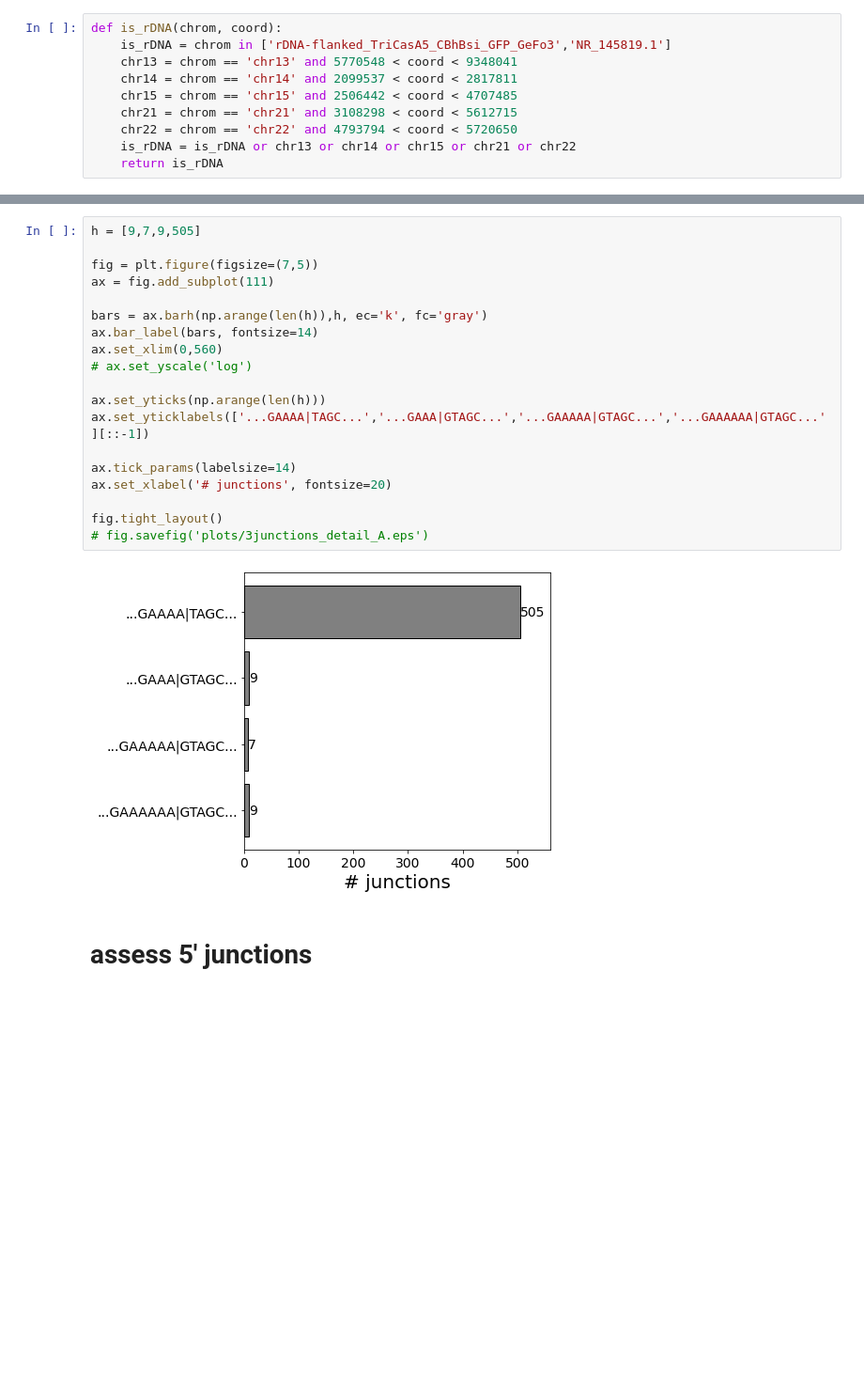
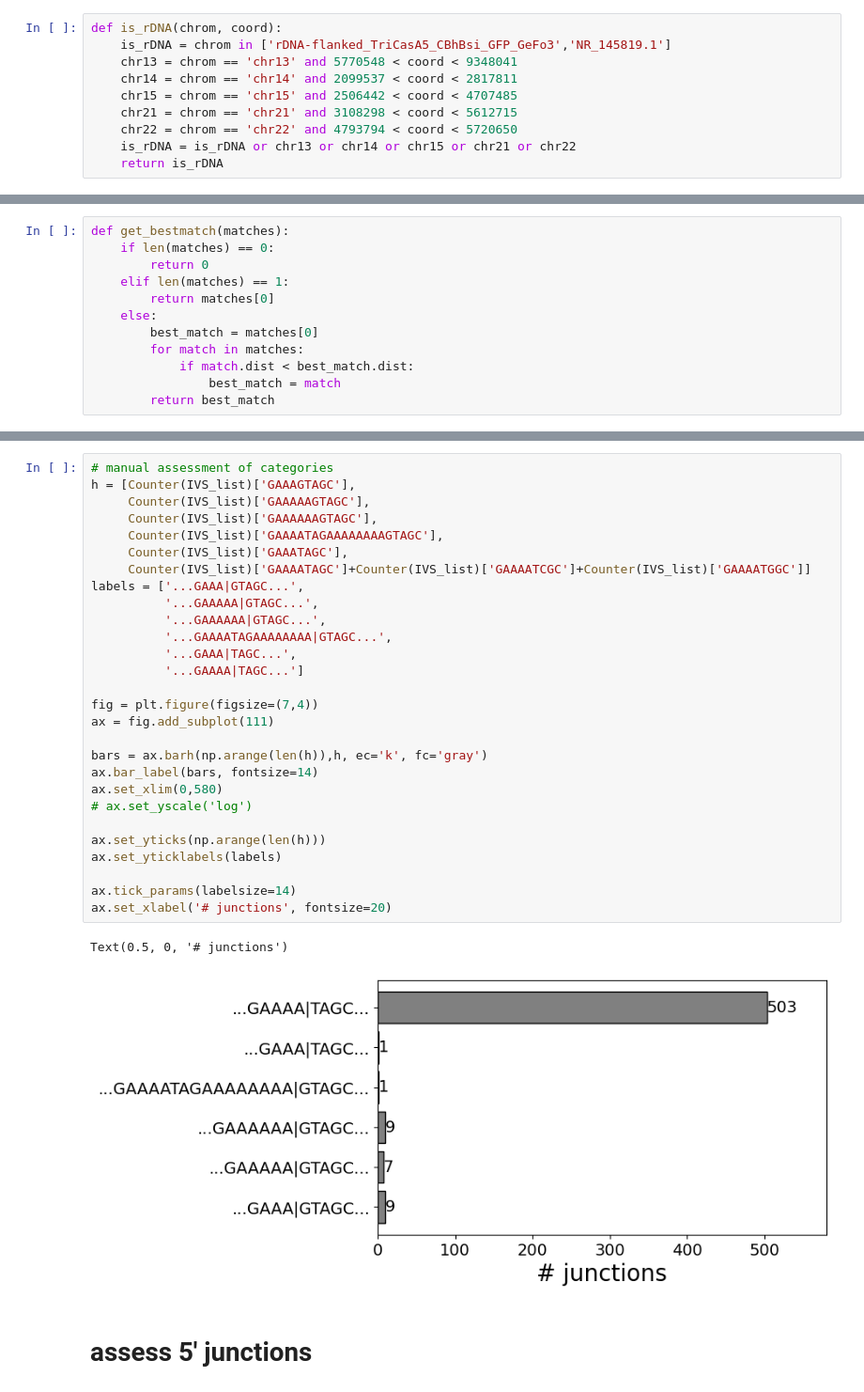
Before and after one commit to collinslab-berkeley/R2_transgene_analysis, a Jupyter notebook: transgene_data_analysis.ipynb, the cells around one changed output, grey strips where cells are left out. Shown at 94% size. Drawn from its saved outputs; the diff is of its cells as text; blank space fills up the shorter version.

```diff
--- a/transgene_data_analysis.ipynb
+++ b/transgene_data_analysis.ipynb
@@ -161,0 +79,12 @@ for i, row in matepair_df.iterrows():
+# %%
+def get_bestmatch(matches):
+    if len(matches) == 0:
+        return 0
+    elif len(matches) == 1:
+        return matches[0]
+    else:
+        best_match = matches[0]
+        for match in matches:
+            if match.dist < best_match.dist:
+                best_match = match
+        return best_match
@@ -206,23 +214,33 @@ Counter({'0': 505, 'GAAAGT': 9, 'GAAAAAGT': 7, 'GAAAAAAGT': 9})
 # %%
-h = [9,7,9,505]
+# manual assessment of categories
+h = [Counter(IVS_list)['GAAAGTAGC'],
+     Counter(IVS_list)['GAAAAAGTAGC'],
+     Counter(IVS_list)['GAAAAAAGTAGC'],
+     Counter(IVS_list)['GAAAATAGAAAAAAAAGTAGC'],
+     Counter(IVS_list)['GAAATAGC'],
+     Counter(IVS_list)['GAAAATAGC']+Counter(IVS_list)['GAAAATCGC']+Counter(IVS_list)['GAAAATGGC']]
+labels = ['...GAAA|GTAGC...',
+          '...GAAAAA|GTAGC...',
+          '...GAAAAAA|GTAGC...',
+          '...GAAAATAGAAAAAAAA|GTAGC...',
+          '...GAAA|TAGC...',
+          '...GAAAA|TAGC...']
 
-fig = plt.figure(figsize=(7,5))
+fig = plt.figure(figsize=(7,4))
 ax = fig.add_subplot(111)
 
 bars = ax.barh(np.arange(len(h)),h, ec='k', fc='gray')
 ax.bar_label(bars, fontsize=14)
-ax.set_xlim(0,560)
+ax.set_xlim(0,580)
 # ax.set_yscale('log')
 
 ax.set_yticks(np.arange(len(h)))
-ax.set_yticklabels(['...GAAAA|TAGC...','...GAAA|GTAGC...','...GAAAAA|GTAGC...','...GAAAAAA|GTAGC...'][::-1])
+ax.set_yticklabels(labels)
 
 ax.tick_params(labelsize=14)
 ax.set_xlabel('# junctions', fontsize=20)
-
-fig.tight_layout()
-# fig.savefig('plots/3junctions_detail_A.eps')
 # %% [output]
+Text(0.5, 0, '# junctions')
-[figure, old version]
+[figure, new version]
 # %% [markdown]
 # assess 5' junctions
```
Also changed, not shown: parts of 31 cells of this notebook.
